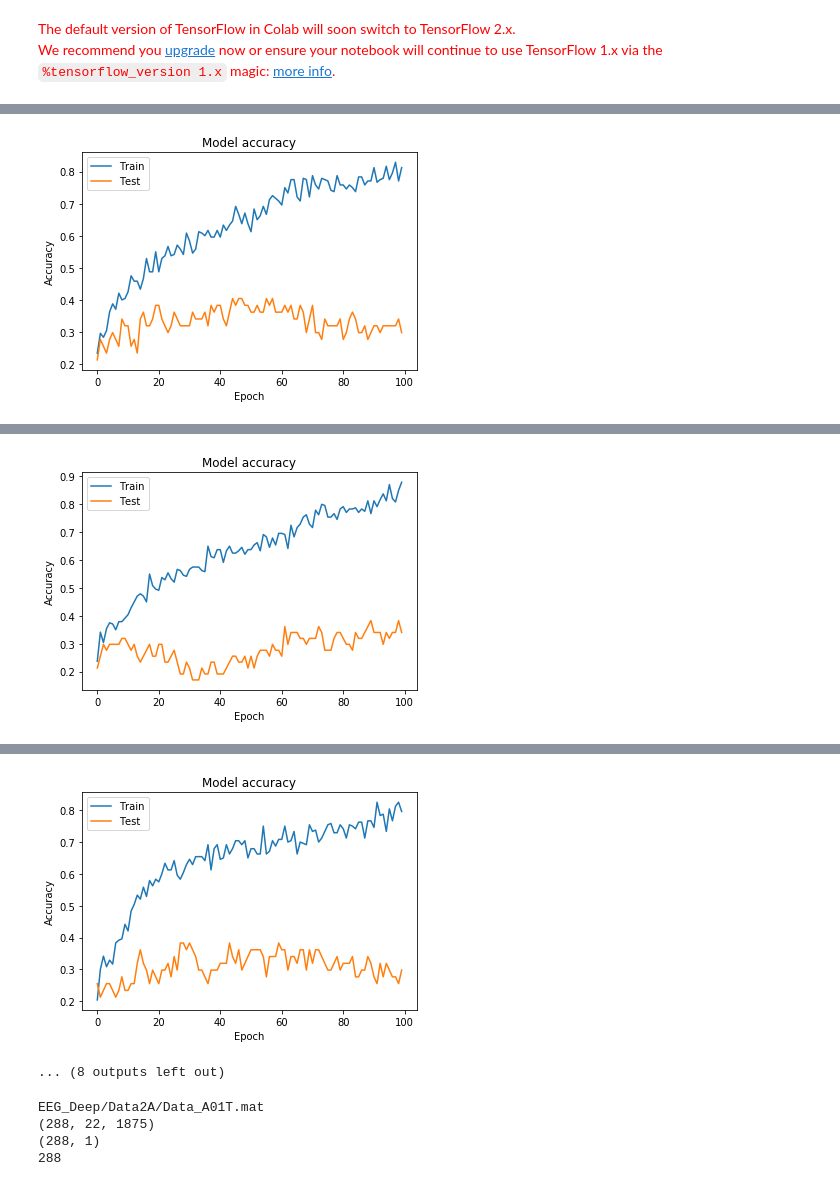
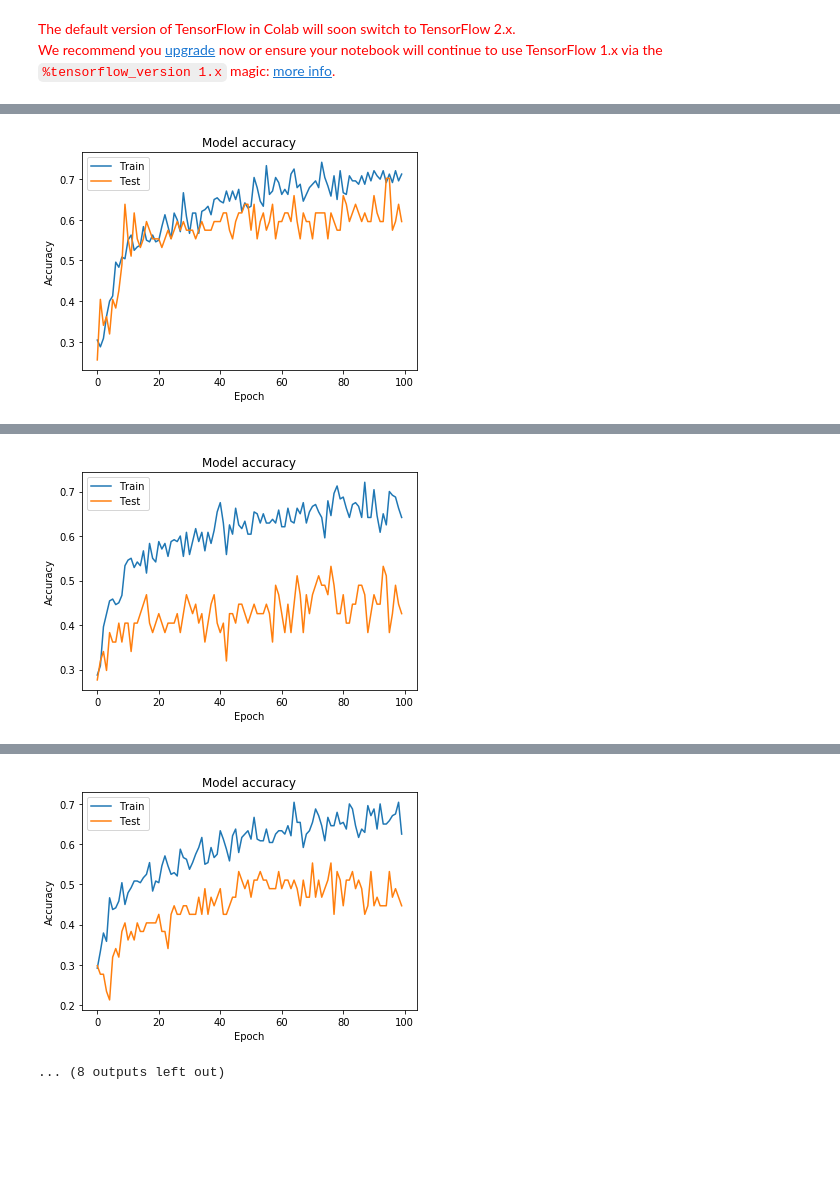
Before and after one commit to sagihaider/EEG_Deep, a Jupyter notebook: main_Single_Trial_Classification_Accuracy_all_subjects_FilteredData.ipynb, the cells around one changed output, grey strips where cells are left out. Saved outputs shown, nothing was run; the diff lists cells and outputs as text; code cells hidden in the pictures; blank space fills up the shorter version.

```diff
--- a/main_Single_Trial_Classification_Accuracy_all_subjects_FilteredData.ipynb
+++ b/main_Single_Trial_Classification_Accuracy_all_subjects_FilteredData.ipynb
@@ -62,14 +62,14 @@ for x in range(1,10):
 
   for t in range(r_X_tr.shape[0]):
     tril = r_X_tr[t,:,:]
-    tril = tril.transpose()
+    # tril = tril.transpose()
     tril_filtered = butter_bandpass_filter(tril,
                                               lowcut=4,
                                               highcut=40,
                                               fs=250,
                                               order=4)
-  tril_filtered = tril_filtered.transpose()
-  X_tr[t,:,:] = tril_filtered
+    # tril_filtered = tril_filtered.transpose()
+    X_tr[t,:,:] = tril_filtered
 
   # split data of each subject in training and validation
   X_train      = X_tr[0:240,:,500:1250]
@@ -108,14 +108,14 @@ for x in range(1,10):
 
   for t in range(r_X_ts.shape[0]):
     tril = r_X_ts[t,:,:]
-    tril = tril.transpose()
+    # tril = tril.transpose()
     tril_filtered = butter_bandpass_filter(tril,
                                               lowcut=4,
                                               highcut=40,
                                               fs=250,
                                               order=4)
-  tril_filtered = tril_filtered.transpose()
-  X_ts[t,:,:] = tril_filtered
+    # tril_filtered = tril_filtered.transpose()
+    X_ts[t,:,:] = tril_filtered
 
   X_test      = X_ts[:,:,500:1250]
   Y_test      = y_ts[:]
@@ -261,2 +261,2 @@ Epoch 00100: val_loss did not improve from 1.28431
-[figure, old version]
+[figure, new version]
 # Evaluate on test data
@@ -279,2 +279,2 @@ Epoch 00100: val_loss did not improve from 1.38552
-[figure, old version]
+[figure, new version]
 # Evaluate on test data
@@ -297,34 +297,5 @@ Epoch 00100: val_loss did not improve from 1.36758
-[figure, old version]
+[figure, new version]
 ... (8 outputs left out)
-# %%
-
-flt_data = np.empty([288, 22, 1875])
-
-for x in range(1,2):
-  fName = 'EEG_Deep/Data2A/Data_A0' + str(x) + 'T.mat'  # Load Data
-  print(fName)
-  mat = spio.loadmat(fName)
-  X_tr = mat['cleanRawEEGData']
-  y_tr = mat['cleanClassLabels']
-
-  print(np.shape(X_tr))
-  print(np.shape(y_tr))
-
-  print(X_tr.shape[0])
-
-  for t in range(X_tr.shape[0]):
-    tril = X_tr[t,:,:]
-    tril_filtered = butter_bandpass_filter(tril,
-                                              lowcut=8,
-                                              highcut=12,
-                                              fs=250,
-                                              order=4)
-    flt_data[t,:,:] = tril_filtered
-# %% [output]
-EEG_Deep/Data2A/Data_A01T.mat
-(288, 22, 1875)
-(288, 1)
-288
 # %%
 r_data = X_tr[1,1,:]
 
```
Also changed, not shown: parts of 4 cells of this notebook.
